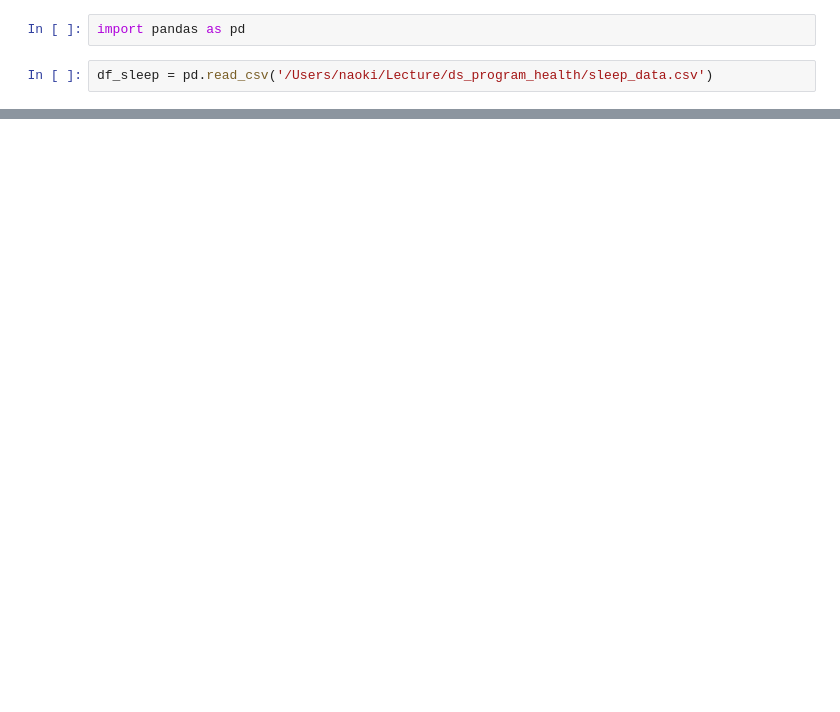
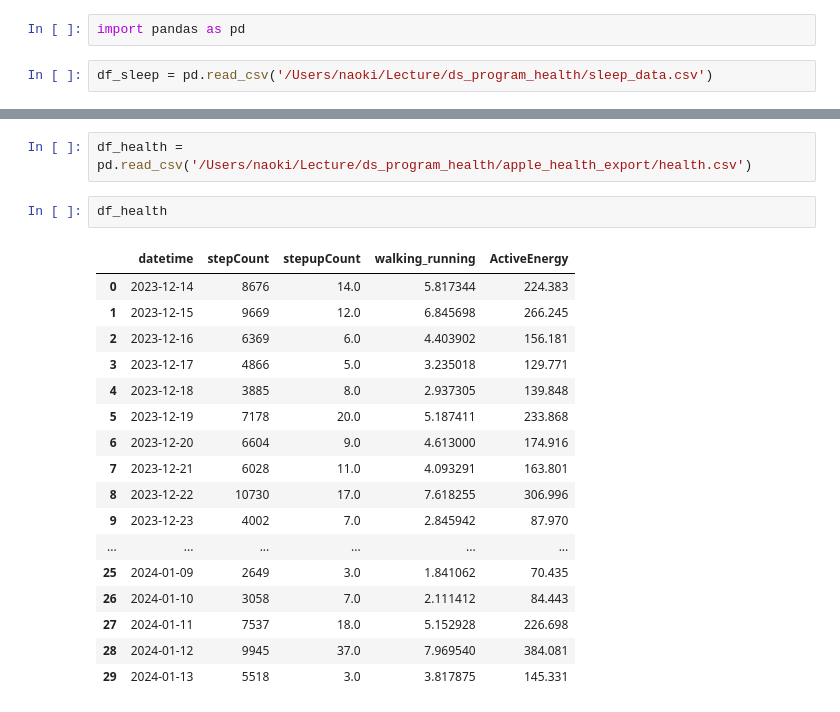
Before and after one commit to naoki-27/ds_program_health, a Jupyter notebook: analaysis.ipynb, the cells around one changed output, grey strips where cells are left out. Cells and saved outputs as stored; diff of their text form; blank space fills up the shorter version.

```diff
--- a/analaysis.ipynb
+++ b/analaysis.ipynb
@@ -15,0 +29,22 @@ df_sleep.head()
+# %%
+df_health = pd.read_csv('/Users/naoki/Lecture/ds_program_health/apple_health_export/health.csv')
+# %%
+df_health
+# %% [output]
+|  | datetime | stepCount | stepupCount | walking_running | ActiveEnergy |
+| 0 | 2023-12-14 | 8676 | 14.0 | 5.817344 | 224.383 |
+| 1 | 2023-12-15 | 9669 | 12.0 | 6.845698 | 266.245 |
+| 2 | 2023-12-16 | 6369 | 6.0 | 4.403902 | 156.181 |
+| 3 | 2023-12-17 | 4866 | 5.0 | 3.235018 | 129.771 |
+| 4 | 2023-12-18 | 3885 | 8.0 | 2.937305 | 139.848 |
+| 5 | 2023-12-19 | 7178 | 20.0 | 5.187411 | 233.868 |
+| 6 | 2023-12-20 | 6604 | 9.0 | 4.613000 | 174.916 |
+| 7 | 2023-12-21 | 6028 | 11.0 | 4.093291 | 163.801 |
+| 8 | 2023-12-22 | 10730 | 17.0 | 7.618255 | 306.996 |
+| 9 | 2023-12-23 | 4002 | 7.0 | 2.845942 | 87.970 |
+| ... | ... | ... | ... | ... | ... |
+| 25 | 2024-01-09 | 2649 | 3.0 | 1.841062 | 70.435 |
+| 26 | 2024-01-10 | 3058 | 7.0 | 2.111412 | 84.443 |
+| 27 | 2024-01-11 | 7537 | 18.0 | 5.152928 | 226.698 |
+| 28 | 2024-01-12 | 9945 | 37.0 | 7.969540 | 384.081 |
+| 29 | 2024-01-13 | 5518 | 3.0 | 3.817875 | 145.331 |
```
Also changed, not shown: parts of 10 cells of this notebook, 2 other files.
